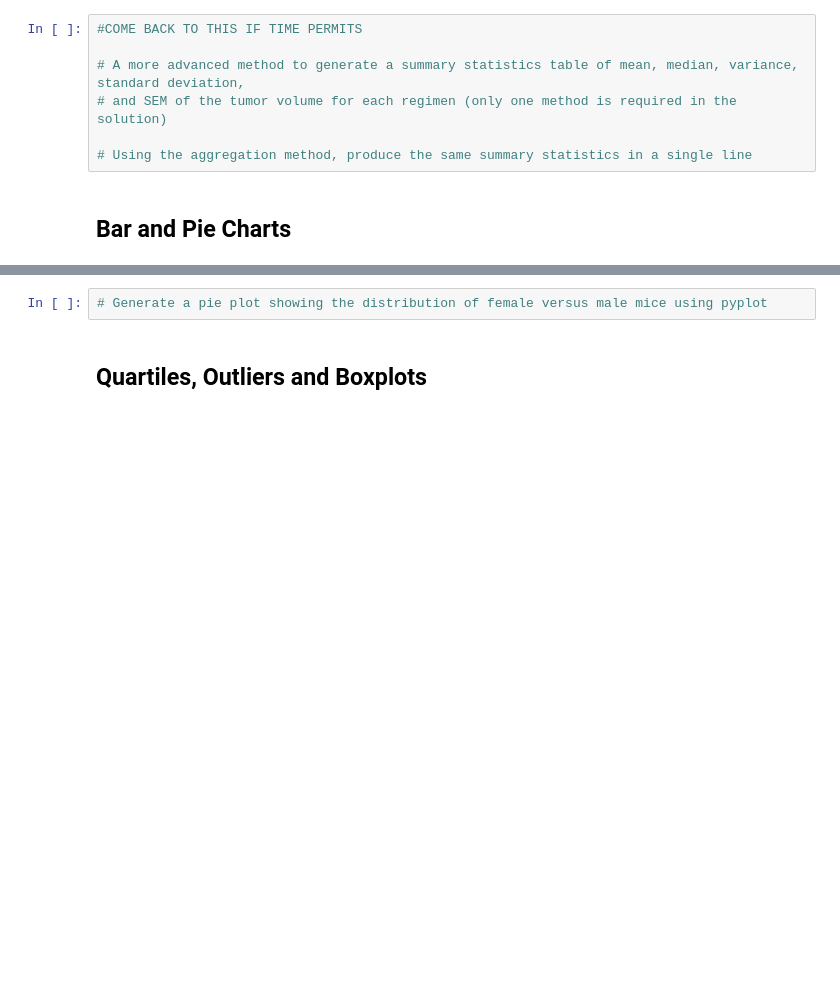
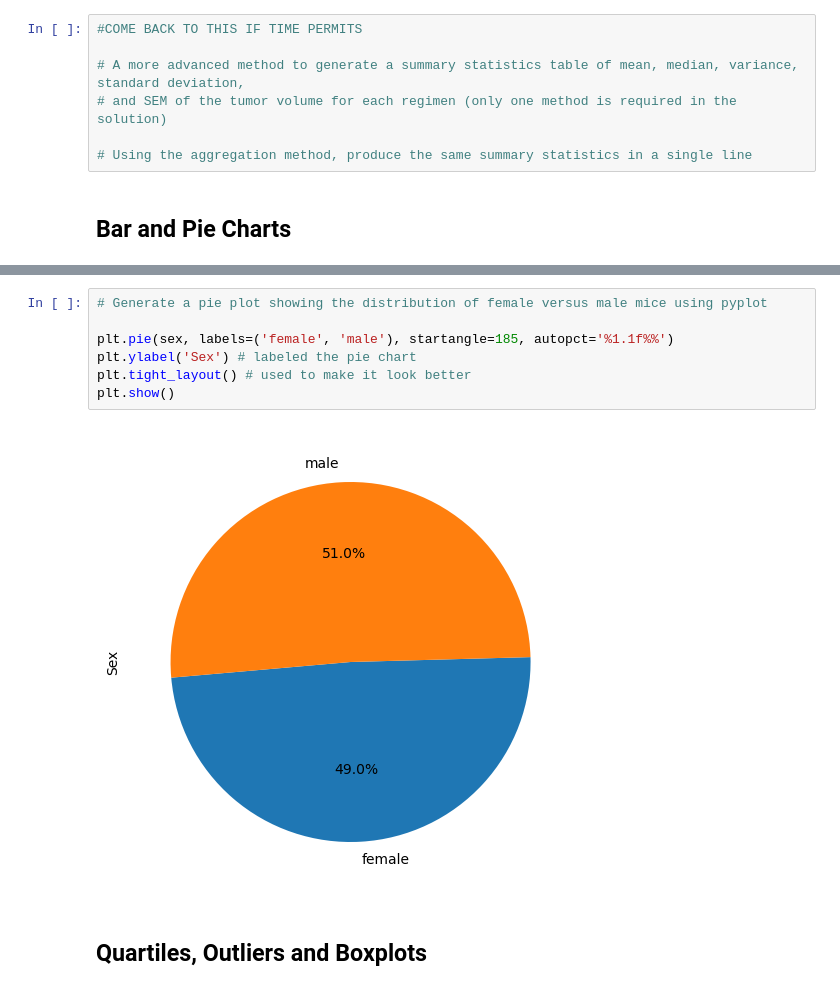
Before and after one commit to zippyprod/-Pymaceuticals_Challenge, a Jupyter notebook: Pymaceuticals/pymaceuticals_starter_code.ipynb, the cells around one changed output, grey strips where cells are left out. Cells and saved outputs as stored; diff of their text form; blank space fills up the shorter version.

```diff
--- a/Pymaceuticals/pymaceuticals_starter_code.ipynb
+++ b/Pymaceuticals/pymaceuticals_starter_code.ipynb
@@ -173,5 +185,12 @@ mouse_timepoints = barchart_number_of_mice.sort_values(ascending=False)
 # %%
 # Generate a pie plot showing the distribution of female versus male mice using pyplot
+
+plt.pie(sex, labels=('female', 'male'), startangle=185, autopct='%1.1f%%')
+plt.ylabel('Sex') # labeled the pie chart
+plt.tight_layout() # used to make it look better
+plt.show()
+# %% [output]
+[figure, added]
 # %% [markdown]
 ## Quartiles, Outliers and Boxplots
 # %%
```
Also changed, not shown: parts of 14 cells of this notebook.
